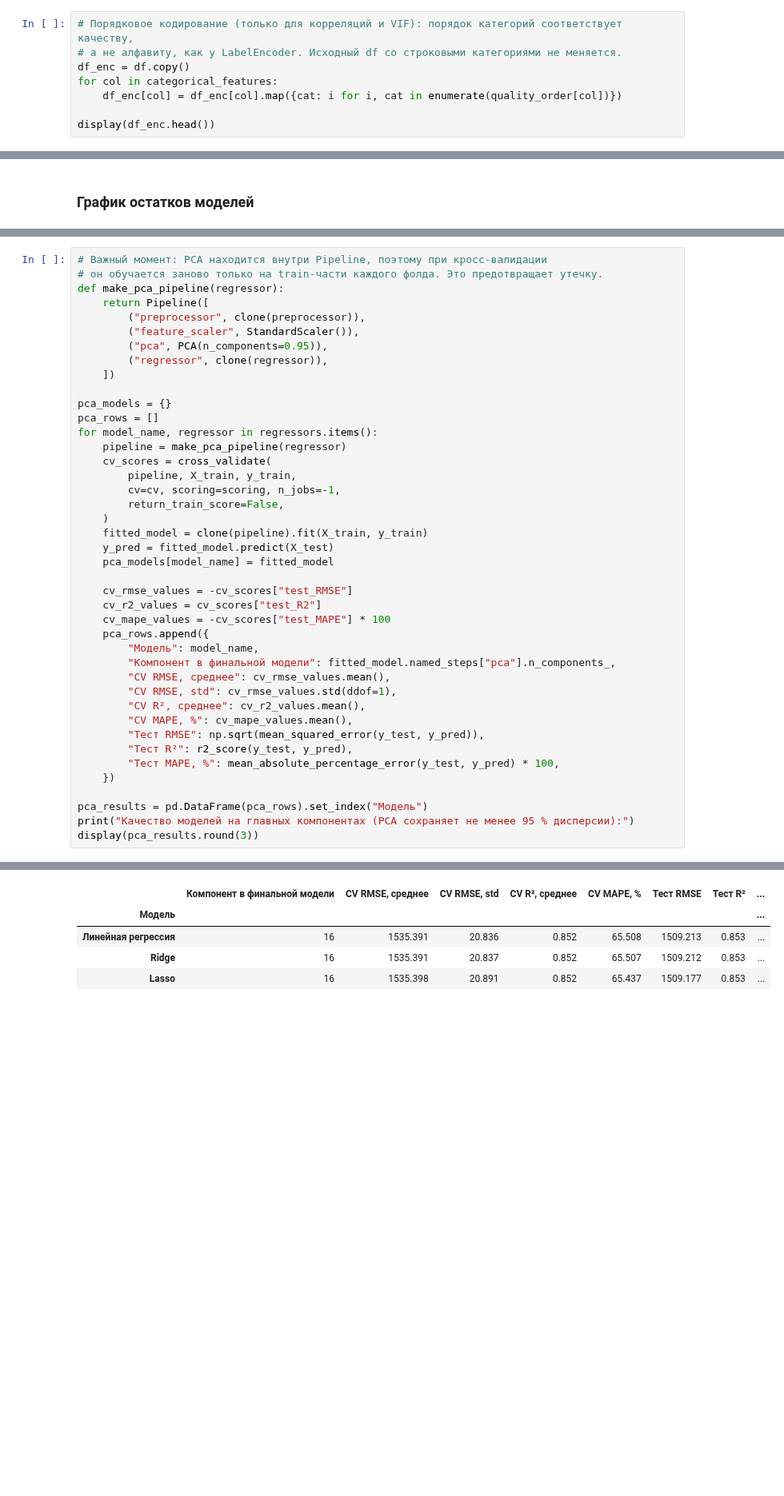
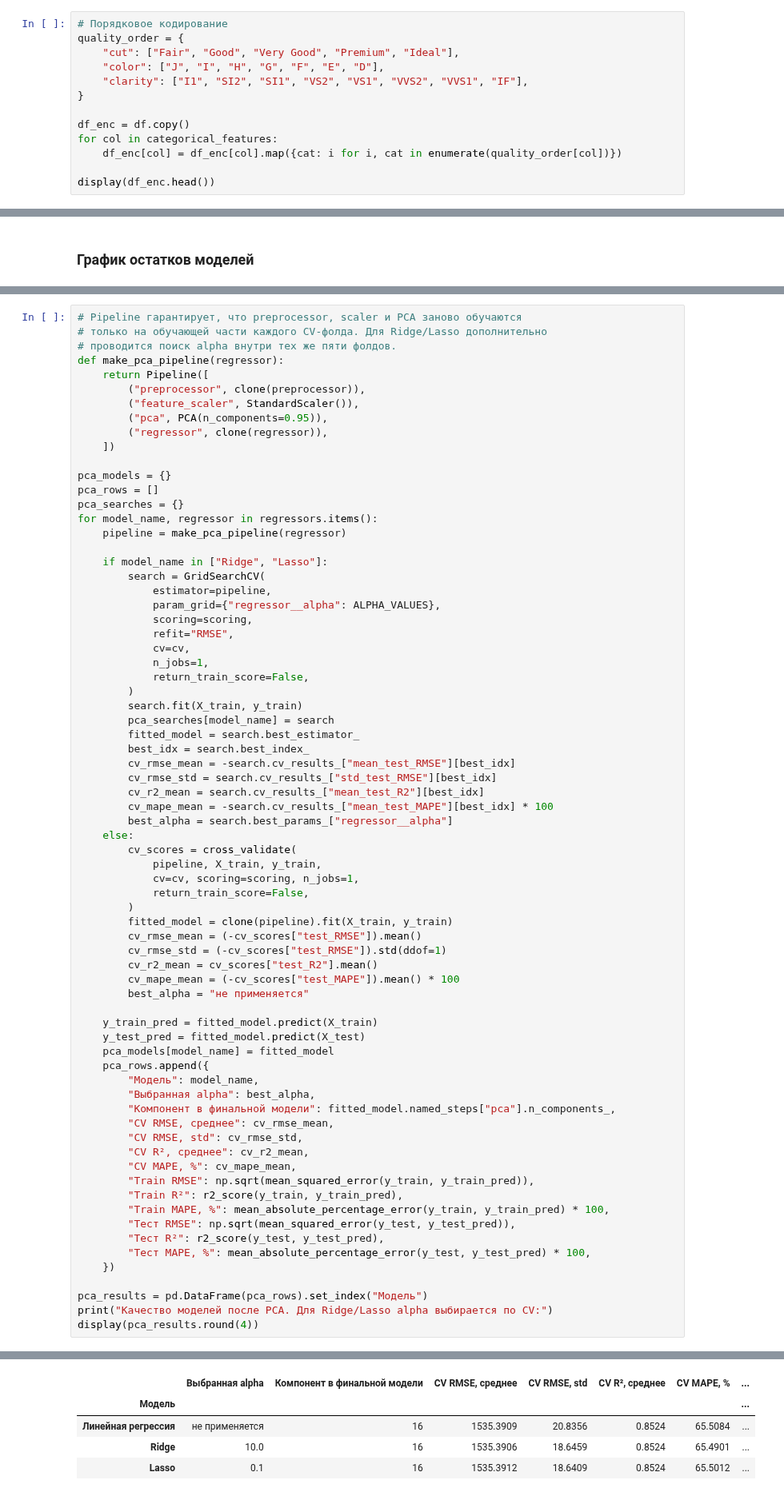
Before and after one commit to violllin/lab1_regression, a Jupyter notebook: lab1.ipynb, the cells around one changed output, grey strips where cells are left out. Shown at 80% size. Cells and saved outputs as stored; diff of their text form; blank space fills up the shorter version.

```diff
--- a/lab1.ipynb
+++ b/lab1.ipynb
@@ -252,8 +297,13 @@ clarity:
 # %% [markdown]
 ### Корреляционная матрица и мультиколлинеарность
 # %%
-# Порядковое кодирование (только для корреляций и VIF): порядок категорий соответствует качеству,
-# а не алфавиту, как у LabelEncoder. Исходный df со строковыми категориями не меняется.
+# Порядковое кодирование
+quality_order = {
+    "cut": ["Fair", "Good", "Very Good", "Premium", "Ideal"],
+    "color": ["J", "I", "H", "G", "F", "E", "D"],
+    "clarity": ["I1", "SI2", "SI1", "VS2", "VS1", "VVS2", "VVS1", "IF"],
+}
+
 df_enc = df.copy()
 for col in categorical_features:
     df_enc[col] = df_enc[col].map({cat: i for i, cat in enumerate(quality_order[col])})
@@ -667,6 +827,7 @@ plt.show()
 # %%
-# Важный момент: PCA находится внутри Pipeline, поэтому при кросс-валидации
-# он обучается заново только на train-части каждого фолда. Это предотвращает утечку.
+# Pipeline гарантирует, что preprocessor, scaler и PCA заново обучаются
+# только на обучающей части каждого CV-фолда. Для Ridge/Lasso дополнительно
+# проводится поиск alpha внутри тех же пяти фолдов.
 def make_pca_pipeline(regressor):
     return Pipeline([
         ("preprocessor", clone(preprocessor)),
@@ -677,33 +838,62 @@ def make_pca_pipeline(regressor):
 
 pca_models = {}
 pca_rows = []
+pca_searches = {}
 for model_name, regressor in regressors.items():
     pipeline = make_pca_pipeline(regressor)
-    cv_scores = cross_validate(
-        pipeline, X_train, y_train,
-        cv=cv, scoring=scoring, n_jobs=-1,
-        return_train_score=False,
-    )
-    fitted_model = clone(pipeline).fit(X_train, y_train)
-    y_pred = fitted_model.predict(X_test)
+
+    if model_name in ["Ridge", "Lasso"]:
+        search = GridSearchCV(
+            estimator=pipeline,
+            param_grid={"regressor__alpha": ALPHA_VALUES},
+            scoring=scoring,
+            refit="RMSE",
+            cv=cv,
+            n_jobs=1,
+            return_train_score=False,
+        )
+        search.fit(X_train, y_train)
+        pca_searches[model_name] = search
+        fitted_model = search.best_estimator_
+        best_idx = search.best_index_
+        cv_rmse_mean = -search.cv_results_["mean_test_RMSE"][best_idx]
+        cv_rmse_std = search.cv_results_["std_test_RMSE"][best_idx]
+        cv_r2_mean = search.cv_results_["mean_test_R2"][best_idx]
+        cv_mape_mean = -search.cv_results_["mean_test_MAPE"][best_idx] * 100
+        best_alpha = search.best_params_["regressor__alpha"]
+    else:
+        cv_scores = cross_validate(
+            pipeline, X_train, y_train,
+            cv=cv, scoring=scoring, n_jobs=1,
+            return_train_score=False,
+        )
+        fitted_model = clone(pipeline).fit(X_train, y_train)
+        cv_rmse_mean = (-cv_scores["test_RMSE"]).mean()
+        cv_rmse_std = (-cv_scores["test_RMSE"]).std(ddof=1)
+        cv_r2_mean = cv_scores["test_R2"].mean()
+        cv_mape_mean = (-cv_scores["test_MAPE"]).mean() * 100
+        best_alpha = "не применяется"
+
+    y_train_pred = fitted_model.predict(X_train)
+    y_test_pred = fitted_model.predict(X_test)
     pca_models[model_name] = fitted_model
-
-    cv_rmse_values = -cv_scores["test_RMSE"]
-    cv_r2_values = cv_scores["test_R2"]
-    cv_mape_values = -cv_scores["test_MAPE"] * 100
     pca_rows.append({
         "Модель": model_name,
+        "Выбранная alpha": best_alpha,
         "Компонент в финальной модели": fitted_model.named_steps["pca"].n_components_,
-        "CV RMSE, среднее": cv_rmse_values.mean(),
-        "CV RMSE, std": cv_rmse_values.std(ddof=1),
-        "CV R², среднее": cv_r2_values.mean(),
-        "CV MAPE, %": cv_mape_values.mean(),
-        "Тест RMSE": np.sqrt(mean_squared_error(y_test, y_pred)),
-        "Тест R²": r2_score(y_test, y_pred),
-        "Тест MAPE, %": mean_absolute_percentage_error(y_test, y_pred) * 100,
+        "CV RMSE, среднее": cv_rmse_mean,
+        "CV RMSE, std": cv_rmse_std,
+        "CV R², среднее": cv_r2_mean,
+        "CV MAPE, %": cv_mape_mean,
+        "Train RMSE": np.sqrt(mean_squared_error(y_train, y_train_pred)),
+        "Train R²": r2_score(y_train, y_train_pred),
+        "Train MAPE, %": mean_absolute_percentage_error(y_train, y_train_pred) * 100,
+        "Тест RMSE": np.sqrt(mean_squared_error(y_test, y_test_pred)),
+        "Тест R²": r2_score(y_test, y_test_pred),
+        "Тест MAPE, %": mean_absolute_percentage_error(y_test, y_test_pred) * 100,
     })
 
 pca_results = pd.DataFrame(pca_rows).set_index("Модель")
-print("Качество моделей на главных компонентах (PCA сохраняет не менее 95 % дисперсии):")
-display(pca_results.round(3))
+print("Качество моделей после PCA. Для Ridge/Lasso alpha выбирается по CV:")
+display(pca_results.round(4))
 # %% [output]
@@ -711,5 +901,5 @@ display(pca_results.round(3))
-|  | Компонент в финальной модели | CV RMSE, среднее | CV RMSE, std | CV R², среднее | CV MAPE, % | Тест RMSE | Тест R² | ... |
-| Модель |  |  |  |  |  |  |  | ... |
-| Линейная регрессия | 16 | 1535.391 | 20.836 | 0.852 | 65.508 | 1509.213 | 0.853 | ... |
-| Ridge | 16 | 1535.391 | 20.837 | 0.852 | 65.507 | 1509.212 | 0.853 | ... |
-| Lasso | 16 | 1535.398 | 20.891 | 0.852 | 65.437 | 1509.177 | 0.853 | ... |
+|  | Выбранная alpha | Компонент в финальной модели | CV RMSE, среднее | CV RMSE, std | CV R², среднее | CV MAPE, % | ... |
+| Модель |  |  |  |  |  |  | ... |
+| Линейная регрессия | не применяется | 16 | 1535.3909 | 20.8356 | 0.8524 | 65.5084 | ... |
+| Ridge | 10.0 | 16 | 1535.3906 | 18.6459 | 0.8524 | 65.4901 | ... |
+| Lasso | 0.1 | 16 | 1535.3912 | 18.6409 | 0.8524 | 65.5012 | ... |
```
Also changed, not shown: parts of 36 cells of this notebook.
